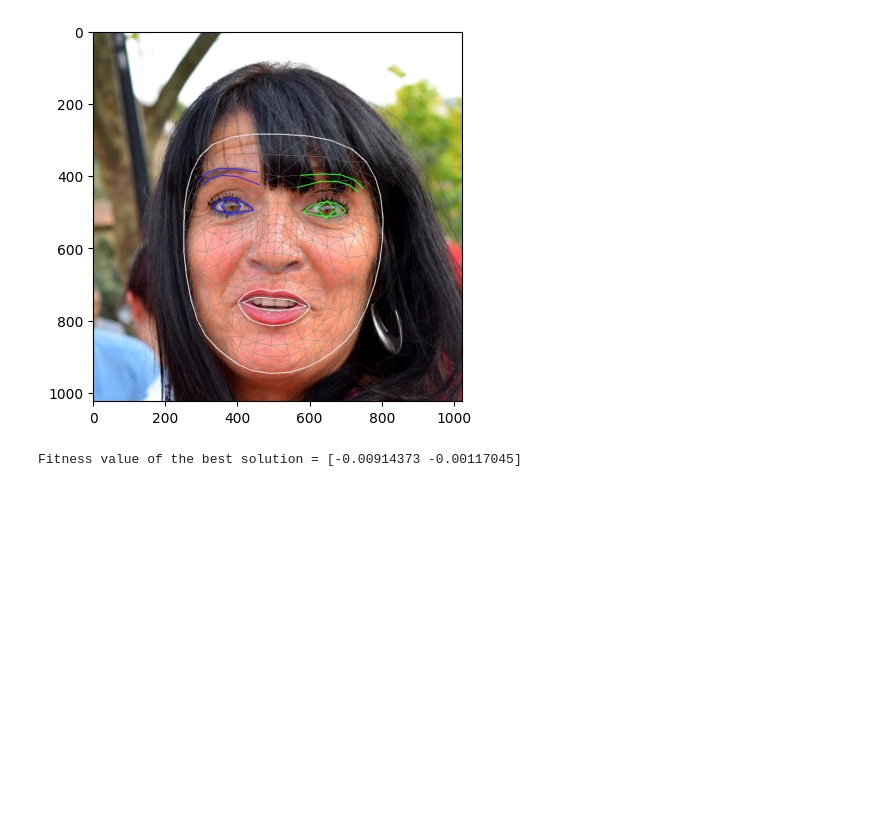
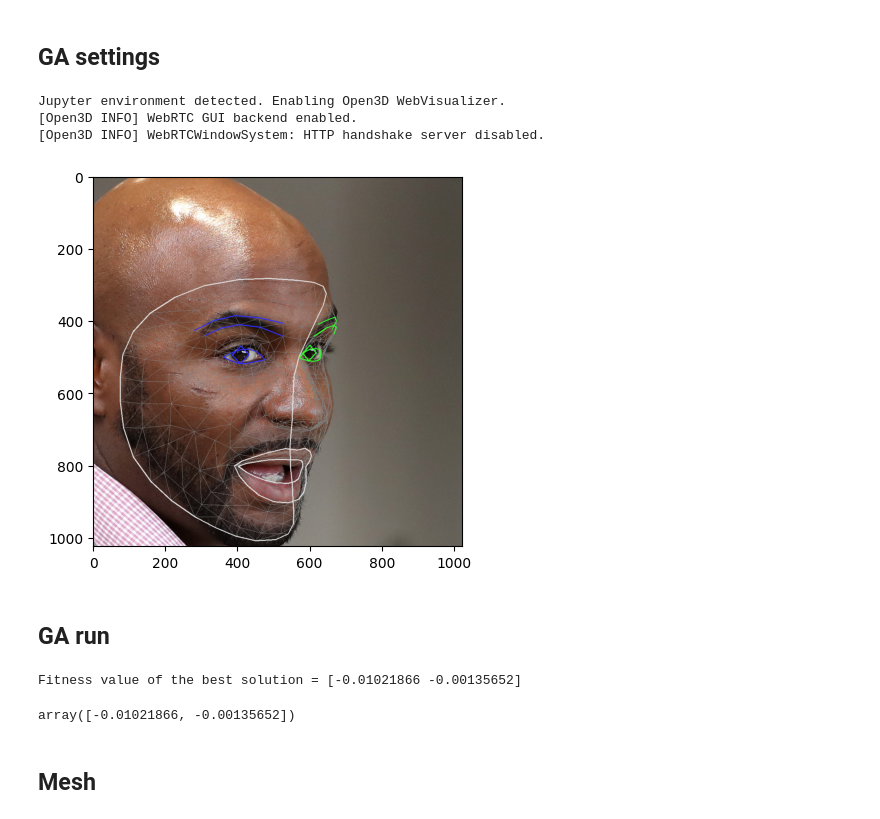
Before and after one commit to francM13/Generate-meshes-and-textures-from-a-single-image, a Jupyter notebook: notebooks/1.0-mesh-GA-usage.ipynb, the cells around one changed output. Saved outputs shown, nothing was run; the diff lists cells and outputs as text; code cells hidden in the pictures; blank space fills up the shorter version.

Commit message:
Improved GA for mesh generation

```diff
--- a/notebooks/1.0-mesh-GA-usage.ipynb
+++ b/notebooks/1.0-mesh-GA-usage.ipynb
@@ -1,13 +1,18 @@
+# %% [markdown]
+## GA settings
 # %%
 from src.models.mesh_GA_wrapper import mesh_GA_wrapper
 
 mesh_GA = mesh_GA_wrapper()
 # mesh_GA.setRefereneImage(image = "62820.png")
-# mesh_GA.setRefereneImage(image = "20044.png")
-mesh_GA.setRefereneImage(image = "02000.png")
+mesh_GA.setRefereneImage(image = "20044.png")
+# mesh_GA.setRefereneImage(image = "02000.png")
 # mesh_GA.setRefereneImage(image = "02003.png")
 # mesh_GA.setRefereneImage(image = "02007.png")
 # %% [output]
+Jupyter environment detected. Enabling Open3D WebVisualizer.
+[Open3D INFO] WebRTC GUI backend enabled.
+[Open3D INFO] WebRTCWindowSystem: HTTP handshake server disabled.
-[figure, old version]
+[figure, new version]
 # %%
 ga_params={
@@ -28,6 +33,11 @@ mesh_GA.setGeneticAlgorithm(ga_params)
+# %% [markdown]
+## GA run
 # %%
-mesh_GA.runGA()
+mesh_GA.run()
 # %% [output]
-Fitness value of the best solution = [-0.00914373 -0.00117045]
+Fitness value of the best solution = [-0.01021866 -0.00135652]
+array([-0.01021866, -0.00135652])
+# %% [markdown]
+## Mesh
 # %%
 parameters=mesh_GA.getMesh(getParams=True,visualize=True)
```
Also changed, not shown: parts of 4 cells of this notebook, 2 other files.
